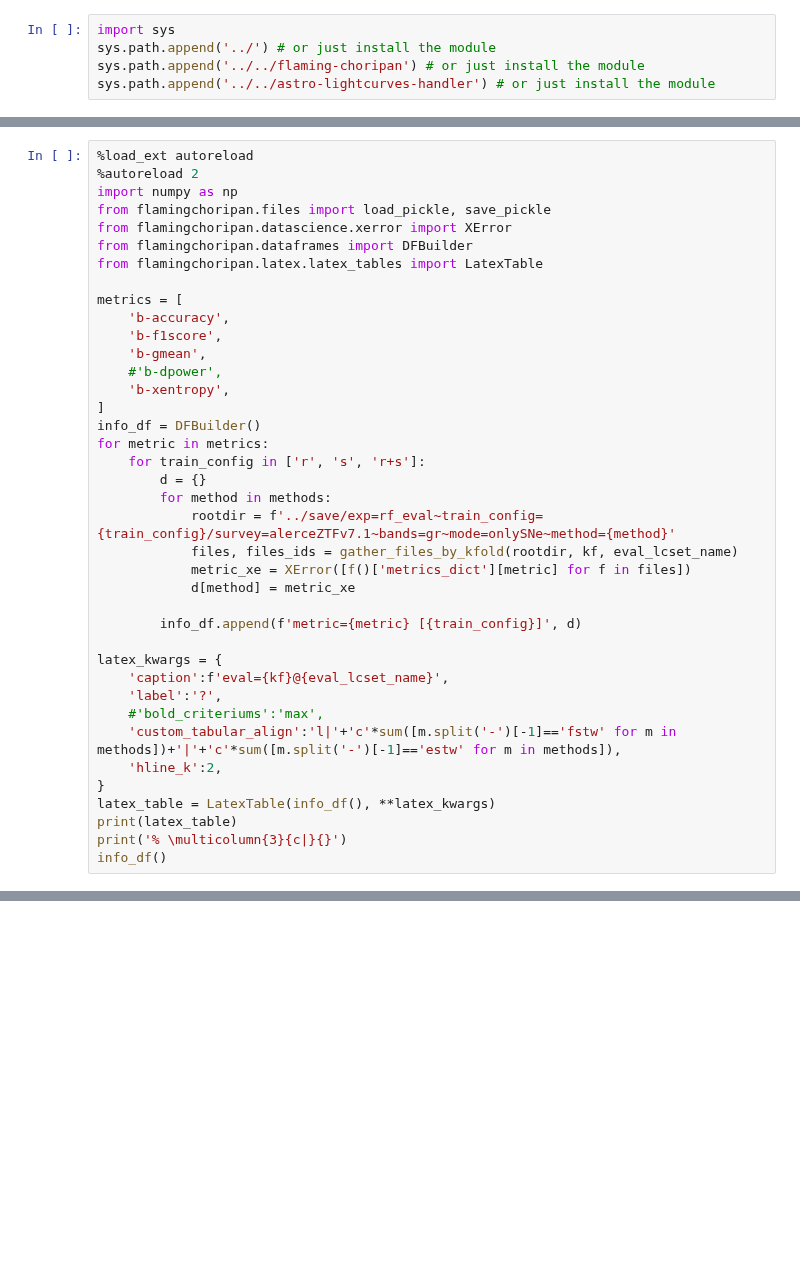
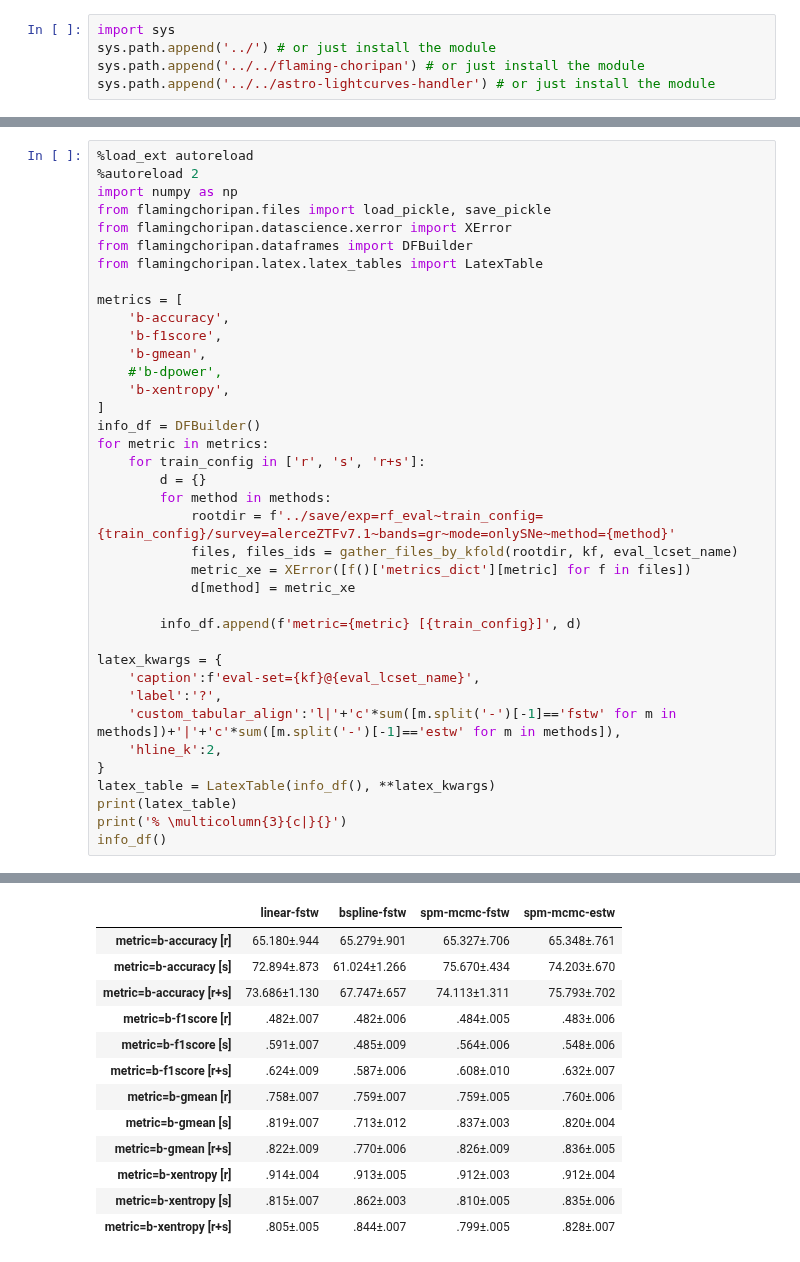
Before and after one commit to opimentel-github/astro-lightcurves-fats, a Jupyter notebook: experiments/metrics_results.ipynb, the cells around one changed output, grey strips where cells are left out. Cells and saved outputs as stored; diff of their text form; blank space fills up the shorter version.

```diff
--- a/experiments/metrics_results.ipynb
+++ b/experiments/metrics_results.ipynb
@@ -86,9 +93,8 @@ for metric in metrics:
         info_df.append(f'metric={metric} [{train_config}]', d)
 
 latex_kwargs = {
-    'caption':f'eval={kf}@{eval_lcset_name}',
+    'caption':f'eval-set={kf}@{eval_lcset_name}',
     'label':'?',
-    #'bold_criteriums':'max',
     'custom_tabular_align':'l|'+'c'*sum([m.split('-')[-1]=='fstw' for m in methods])+'|'+'c'*sum([m.split('-')[-1]=='estw' for m in methods]),
     'hline_k':2,
 }
@@ -96,3 +102,4 @@ latex_table = LatexTable(info_df(), **latex_kwargs)
 print(latex_table)
 print('% \multicolumn{3}{c|}{}')
 info_df()
+# %% [output]
@@ -99,3 +123,16 @@ info_df()
+|  | linear-fstw | bspline-fstw | spm-mcmc-fstw | spm-mcmc-estw |
+| metric=b-accuracy [r] | 65.180±.944 | 65.279±.901 | 65.327±.706 | 65.348±.761 |
+| metric=b-accuracy [s] | 72.894±.873 | 61.024±1.266 | 75.670±.434 | 74.203±.670 |
+| metric=b-accuracy [r+s] | 73.686±1.130 | 67.747±.657 | 74.113±1.311 | 75.793±.702 |
+| metric=b-f1score [r] | .482±.007 | .482±.006 | .484±.005 | .483±.006 |
+| metric=b-f1score [s] | .591±.007 | .485±.009 | .564±.006 | .548±.006 |
+| metric=b-f1score [r+s] | .624±.009 | .587±.006 | .608±.010 | .632±.007 |
+| metric=b-gmean [r] | .758±.007 | .759±.007 | .759±.005 | .760±.006 |
+| metric=b-gmean [s] | .819±.007 | .713±.012 | .837±.003 | .820±.004 |
+| metric=b-gmean [r+s] | .822±.009 | .770±.006 | .826±.009 | .836±.005 |
+| metric=b-xentropy [r] | .914±.004 | .913±.005 | .912±.003 | .912±.004 |
+| metric=b-xentropy [s] | .815±.007 | .862±.003 | .810±.005 | .835±.006 |
+| metric=b-xentropy [r+s] | .805±.005 | .844±.007 | .799±.005 | .828±.007 |
 # %%
 %load_ext autoreload
 %autoreload 2
```
Also changed, not shown: parts of 3 cells of this notebook, 2 other files.
